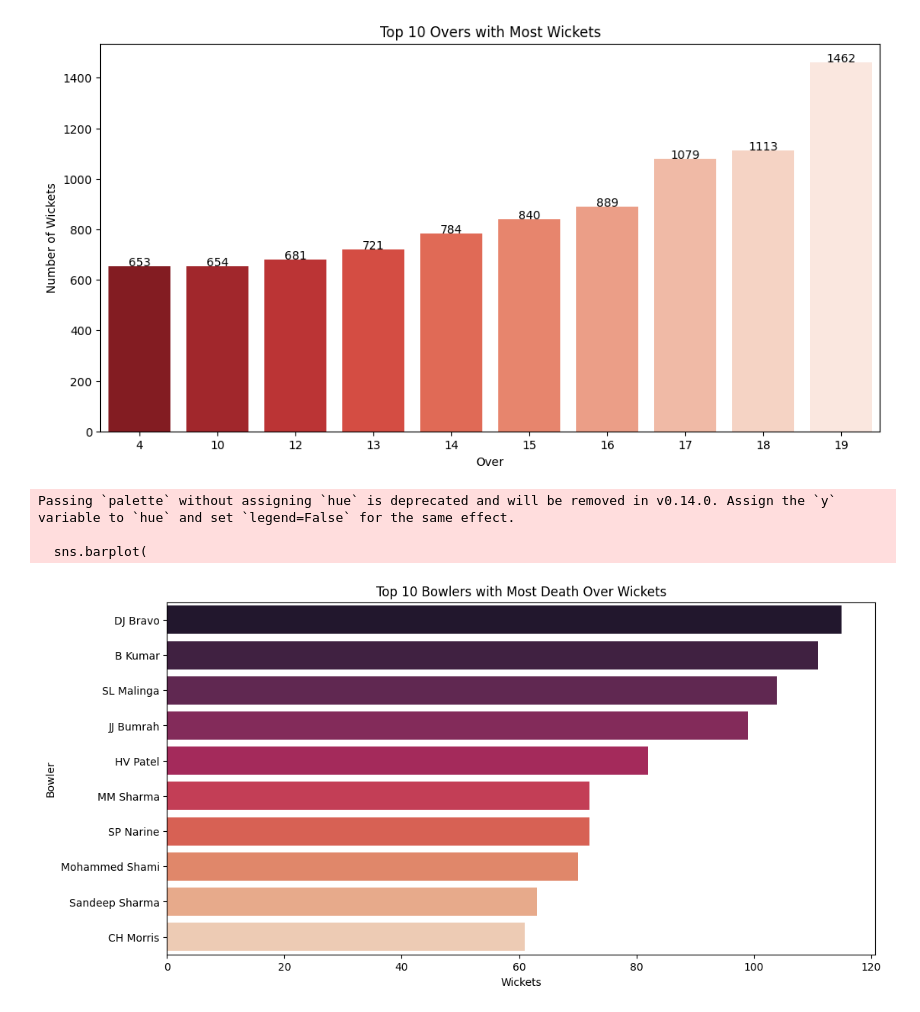
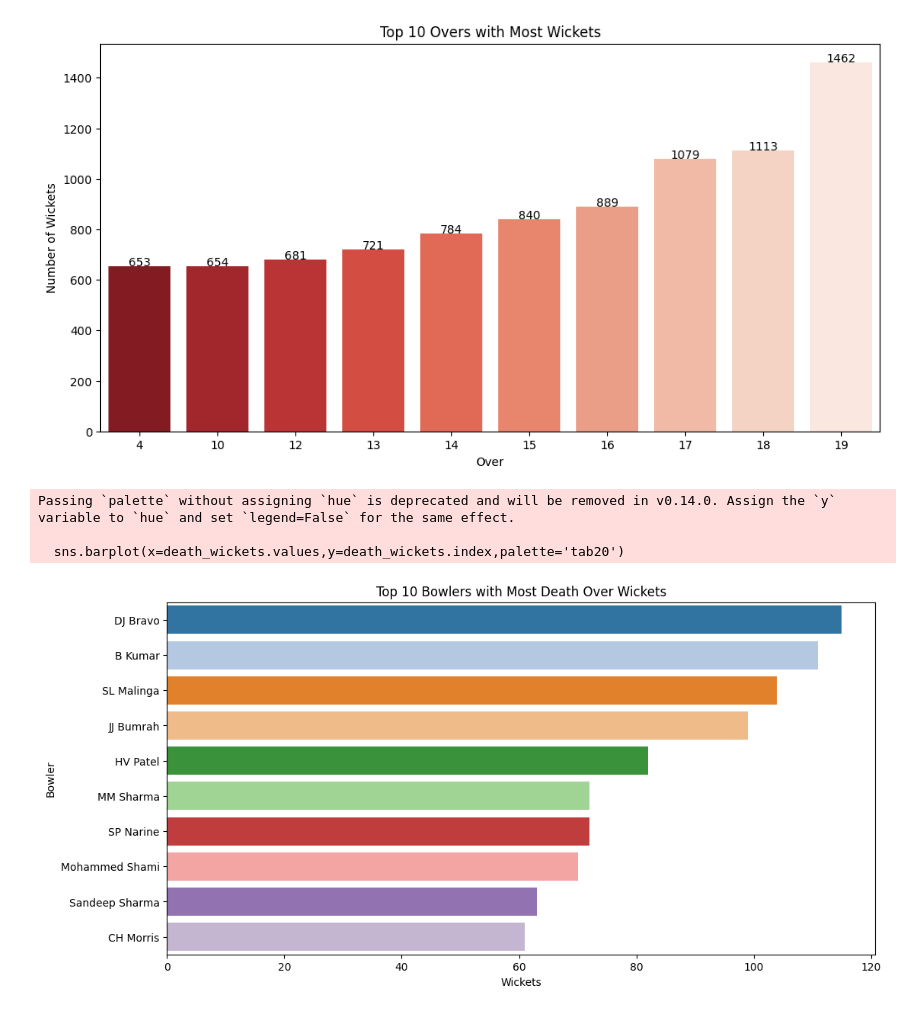
Before and after one commit to samifahim07/Smart-Cricket-Analytics-Ball-by-Ball-Event-Prediction-using-Machine-Learning, a Jupyter notebook: smart_analysis.ipynb, the cells around one changed output. Cells and saved outputs as stored; diff of their text form; code cells hidden in the pictures.

```diff
--- a/smart_analysis.ipynb
+++ b/smart_analysis.ipynb
@@ -404,31 +364,22 @@ Passing `palette` without assigning `hue` is deprecated and will be removed in v
 # %%
 death_wickets = (
     df[(df['Overs'] >= 16) &
        (df['Overs'] <= 20) &
-       (df['IsWicketDelivery'] == 1)]
-    .groupby('Bowler')
-    .size()
-    .sort_values(ascending=False)
-    .head(10)
-)
+       (df['IsWicketDelivery'] == 1)].groupby('Bowler').size().sort_values(ascending=False).head(10))
 
 plt.figure(figsize=(12,6))
 
-sns.barplot(
-    x=death_wickets.values,
-    y=death_wickets.index,
-    palette="rocket"
-)
+sns.barplot(x=death_wickets.values,y=death_wickets.index,palette='tab20')
 
 plt.title("Top 10 Bowlers with Most Death Over Wickets")
 plt.xlabel("Wickets")
 plt.ylabel("Bowler")
 
 plt.show()
 # %% [output]
 Passing `palette` without assigning `hue` is deprecated and will be removed in v0.14.0. Assign the `y` variable to `hue` and set `legend=False` for the same effect.
 
-  sns.barplot(
+  sns.barplot(x=death_wickets.values,y=death_wickets.index,palette='tab20')
-[figure, old version]
+[figure, new version]
 # %%
 # Death overs (16-20)
```
Also changed, not shown: parts of 8 cells of this notebook.
